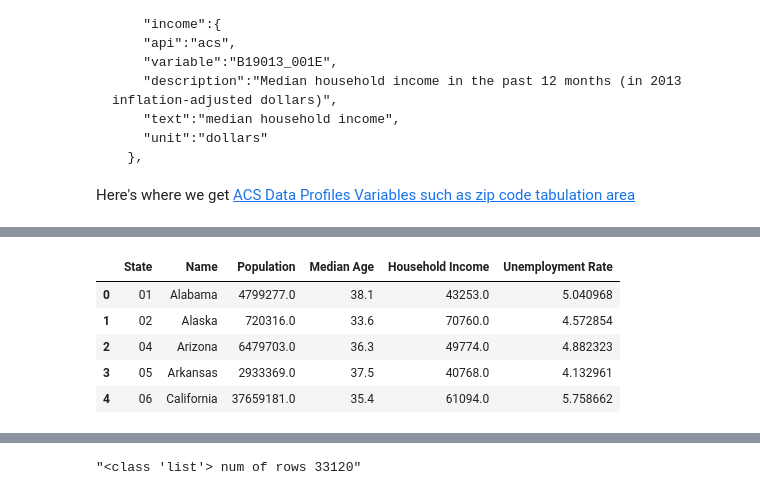
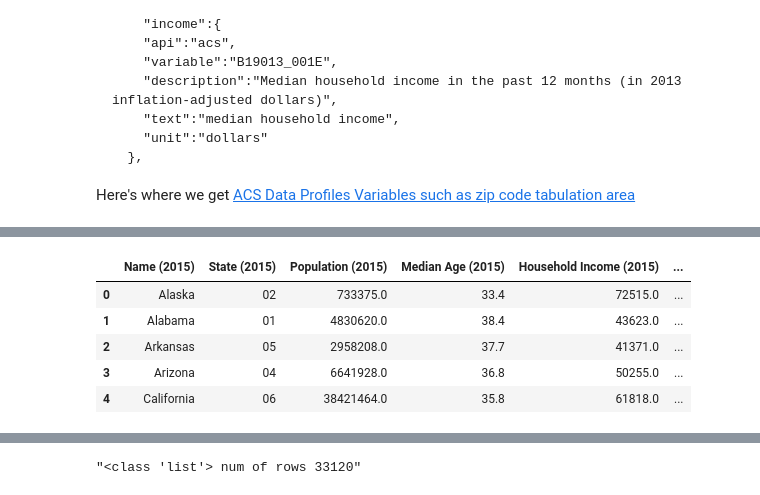
Before and after one commit to rtrounday/census-data, a Jupyter notebook: real_estate.ipynb, the cells around one changed output, grey strips where cells are left out. Drawn from its saved outputs; the diff is of its cells as text; code cells hidden in the pictures.

```diff
--- a/real_estate.ipynb
+++ b/real_estate.ipynb
@@ -63,31 +59,41 @@ census_data11 = c11.acs5.get(("NAME",
                           "B19013_001E",
                           "B01003_001E",
                           "B01002_001E",
-                          "B23025_005E"), {'for': 'state:*'})
+                          "B23025_005E",
+                          "B25058_001E",
+                          "B25077_001E"), {'for': 'state:*'})
 
 census_data12 = c12.acs5.get(("NAME",
                           "B19013_001E",
                           "B01003_001E",
                           "B01002_001E",
-                          "B23025_005E"), {'for': 'state:*'})
+                          "B23025_005E",
+                          "B25058_001E",
+                          "B25077_001E"), {'for': 'state:*'})
 
 census_data13 = c13.acs5.get(("NAME",
                           "B19013_001E",
                           "B01003_001E",
                           "B01002_001E",
-                          "B23025_005E"), {'for': 'state:*'})
+                          "B23025_005E",
+                          "B25058_001E",
+                          "B25077_001E"), {'for': 'state:*'})
 
 census_data14 = c14.acs5.get(("NAME",
                           "B19013_001E",
                           "B01003_001E",
                           "B01002_001E",
-                          "B23025_005E"), {'for': 'state:*'})
+                          "B23025_005E",
+                          "B25058_001E",
+                          "B25077_001E"), {'for': 'state:*'})
 
 census_data15 = c15.acs5.get(("NAME",
                           "B19013_001E",
                           "B01003_001E",
                           "B01002_001E",
-                          "B23025_005E"), {'for': 'state:*'})
+                          "B23025_005E",
+                          "B25058_001E",
+                          "B25077_001E"), {'for': 'state:*'})
 # %%
 # Convert to DataFrame
 census_pd11 = pd.DataFrame(census_data11)
@@ -203,31 +217,33 @@ census_pd14.head()
 # %%
 # Convert to DataFrame
 census_pd15 = pd.DataFrame(census_data15)
 
 # Column Reordering
-census_pd15 = census_pd15.rename(columns={"B01003_001E": "Population",
-                                      "B01002_001E": "Median Age",
-                                      "B19013_001E": "Household Income",
-                                      "B23025_005E": "Unemployment Count",
-                                      "NAME": "Name",
-                                      "state": "State"})
+census_pd15 = census_pd15.rename(columns={"B01003_001E": "Population (2015)",
+                                      "B01002_001E": "Median Age (2015)",
+                                      "B19013_001E": "Household Income (2015)",
+                                      "B23025_005E": "Unemployment Count (2015)",
+                                      "B25058_001E": "Median Rent (2015)",
+                                      "B25077_001E": "Median Home Value (2015)",
+                                      "NAME": "Name (2015)",
+                                      "state": "State (2015)"})
 
 # Add in Employment Rate (Employment Count / Population)
-census_pd15["Unemployment Rate"] = 100 * \
-    census_pd15["Unemployment Count"].astype(
-        int) / census_pd15["Population"].astype(int)
+census_pd15["Unemployment Rate (2015)"] = 100 * \
+    census_pd15["Unemployment Count (2015)"].astype(
+        int) / census_pd15["Population (2015)"].astype(int)
 
 # Final DataFrame
-census_pd15 = census_pd15[["State", "Name", "Population", "Median Age", "Household Income", "Unemployment Rate"]]
+census_pd15 = census_pd15[["Name (2015)", "State (2015)", "Population (2015)", "Median Age (2015)", "Household Income (2015)", "Unemployment Rate (2015)", "Median Rent (2015)", "Median Home Value (2015)"]]
 
-census_pd13.head()
+census_pd15.head()
 # %% [output]
-|  | State | Name | Population | Median Age | Household Income | Unemployment Rate |
-| 0 | 01 | Alabama | 4799277.0 | 38.1 | 43253.0 | 5.040968 |
-| 1 | 02 | Alaska | 720316.0 | 33.6 | 70760.0 | 4.572854 |
-| 2 | 04 | Arizona | 6479703.0 | 36.3 | 49774.0 | 4.882323 |
-| 3 | 05 | Arkansas | 2933369.0 | 37.5 | 40768.0 | 4.132961 |
-| 4 | 06 | California | 37659181.0 | 35.4 | 61094.0 | 5.758662 |
+|  | Name (2015) | State (2015) | Population (2015) | Median Age (2015) | Household Income (2015) | ... |
+| 0 | Alaska | 02 | 733375.0 | 33.4 | 72515.0 | ... |
+| 1 | Alabama | 01 | 4830620.0 | 38.4 | 43623.0 | ... |
+| 2 | Arkansas | 05 | 2958208.0 | 37.7 | 41371.0 | ... |
+| 3 | Arizona | 04 | 6641928.0 | 36.8 | 50255.0 | ... |
+| 4 | California | 06 | 38421464.0 | 35.8 | 61818.0 | ... |
 # %%
 #merging 2011-2012
 census_merge1112 = pd.merge(census_pd11, census_pd12, left_index=True, right_index=True, how='outer')
```
Also changed, not shown: parts of 17 cells of this notebook.
